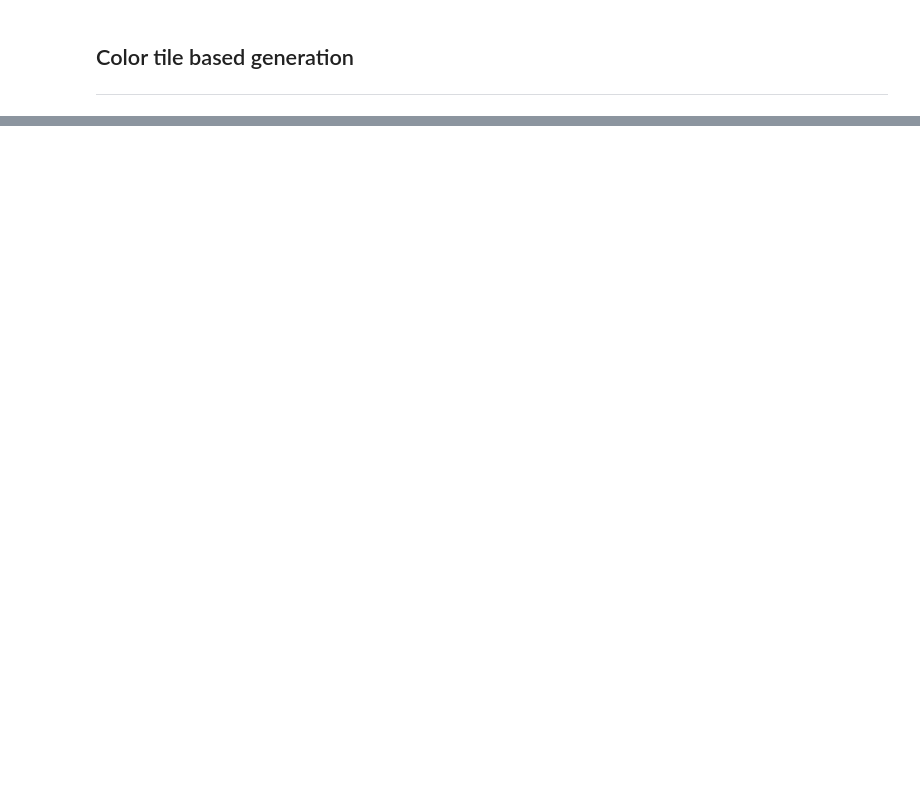
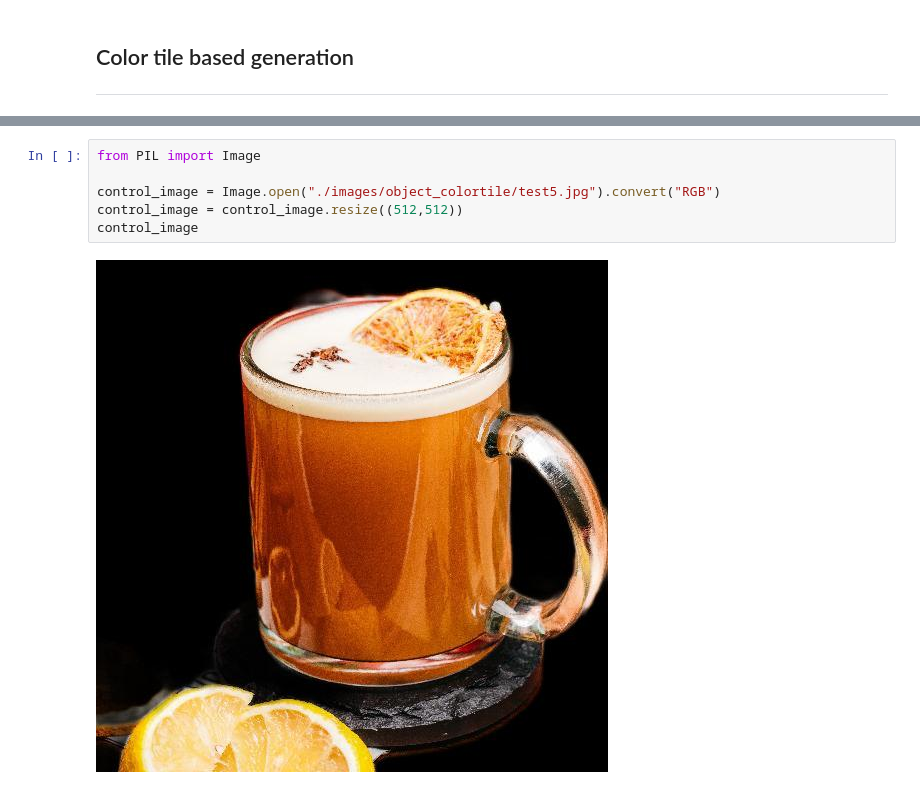
Before and after one commit to MiddleKD/Favorfit_diffusion, a Jupyter notebook: favorfit_demo.ipynb, the cells around one changed output, grey strips where cells are left out. Drawn from its saved outputs; the diff is of its cells as text; blank space fills up the shorter version.

```diff
--- a/favorfit_demo.ipynb
+++ b/favorfit_demo.ipynb
@@ -70,0 +90,8 @@ diffusion_state_dict["lora"] = lora_state_dict
+# %%
+from PIL import Image
+
+control_image = Image.open("./images/object_colortile/test5.jpg").convert("RGB")
+control_image = control_image.resize((512,512))
+control_image
+# %% [output]
+[figure, added]
```
Also changed, not shown: parts of 16 cells of this notebook, 13 other files.
